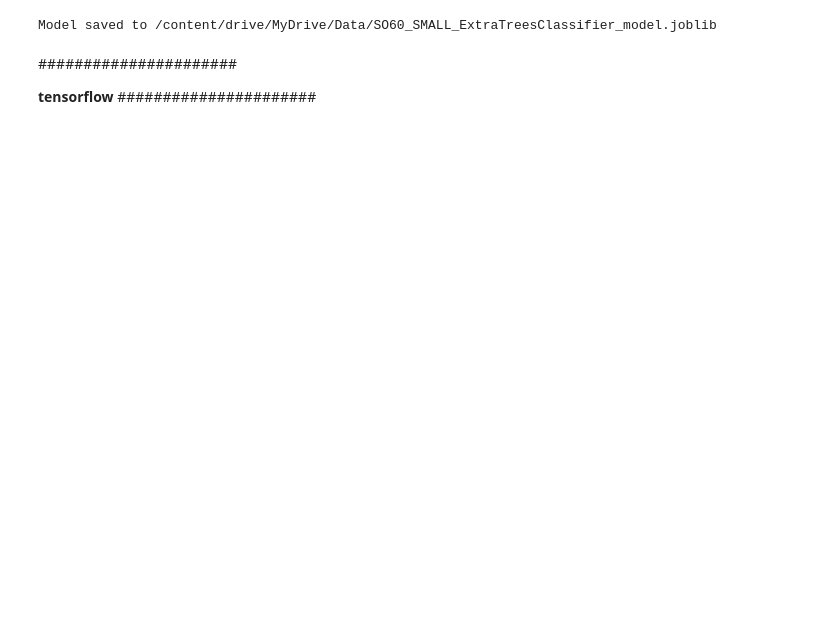
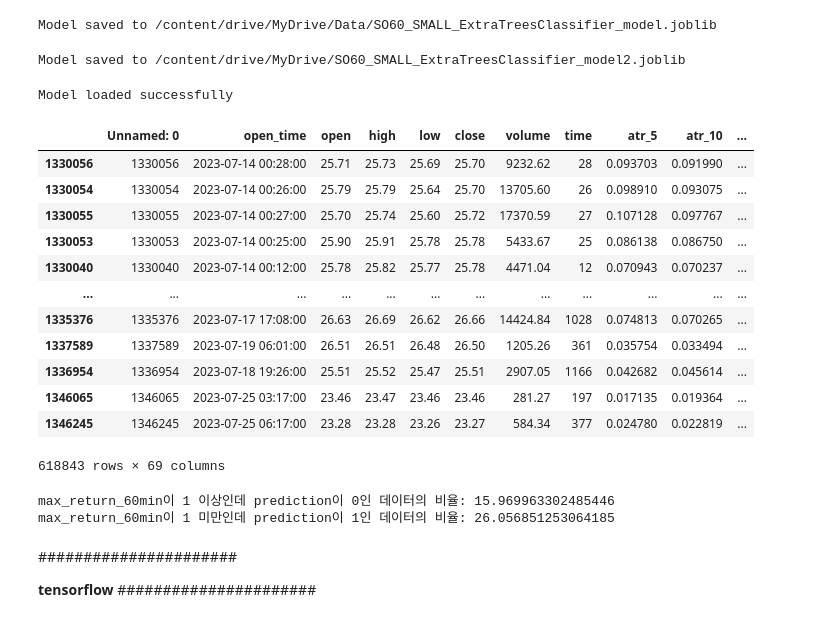
Before and after one commit to krkr5628/Crypto_Analysis_Colab, a Jupyter notebook: Data_Feature_multi_small.ipynb, the cells around one changed output. Drawn from its saved outputs; the diff is of its cells as text; code cells hidden in the pictures; blank space fills up the shorter version.

```diff
--- a/Data_Feature_multi_small.ipynb
+++ b/Data_Feature_multi_small.ipynb
@@ -957,3 +1492,12 @@ joblib.dump(et_model, model_path)
 print(f"Model saved to {model_path}")
 # %% [output]
 Model saved to /content/drive/MyDrive/Data/SO60_SMALL_ExtraTreesClassifier_model.joblib
+# %%
+#2번째 계정 전용
+# ExtraTreesClassifier 모델 저장
+model_path = '/content/drive/MyDrive/SO60_SMALL_ExtraTreesClassifier_model2.joblib'
+joblib.dump(et_model, model_path)
+
+print(f"Model saved to {model_path}")
+# %% [output]
+Model saved to /content/drive/MyDrive/SO60_SMALL_ExtraTreesClassifier_model2.joblib
@@ -960,8 +1512,18 @@ Model saved to /content/drive/MyDrive/Data/SO60_SMALL_ExtraTreesClassifier_model
 # %%
 # ExtraTreesClassifier 모델 로딩
-model_path_load = '/content/drive/MyDrive/Data/SO60_SMALL_ExtraTreesClassifier_model.joblib'
+model_path_load = '/content/drive/MyDrive/Data/SO60_SMALL_ExtraTreesClassifier_model2.joblib'
 
 et_model = joblib.load(model_path_load)
 
 print("Model loaded successfully")
+# %% [output]
+Model loaded successfully
+# %%
+#2번째 계정 전용
+# ExtraTreesClassifier 모델 로딩
+model_path_load = '/content/drive/MyDrive/SO60_SMALL_ExtraTreesClassifier_model2.joblib'
+
+et_model = joblib.load(model_path_load)
+
+print("Model loaded successfully")
 # %%
@@ -1006,14 +1560,43 @@ shap.summary_plot(shap_values, X_test.reshape(X_test.shape[0], -1), feature_name
 # %%
-#신규 데이터 예측
+# 예측 수행
+predictions = et_model.predict(data_test_predict_scaled)
 
-# 예측 수행
-predictions = et_model.predict(df_new_data)
-
-# 예측 결과를 원래 데이터프레임에 추가
-df_new_data['predictions'] = predictions
-
-# 결과 출력
-print(df_new_data)
+# 예측 결과를 데이터프레임에 추가
+data_test['prediction'] = predictions
+# %%
+data_test_non_nan = data_test.dropna(subset=['prediction'])
+
+# max_return_60min 기준으로 내림차순 정렬
+data_test_sorted = data_test_non_nan.sort_values(by='max_return_60min', ascending=False)
+
+# 결과 출력
+data_test_sorted
+# %% [output]
+|  | Unnamed: 0 | open_time | open | high | low | close | volume | time | atr_5 | atr_10 | ... |
+| 1330056 | 1330056 | 2023-07-14 00:28:00 | 25.71 | 25.73 | 25.69 | 25.70 | 9232.62 | 28 | 0.093703 | 0.091990 | ... |
+| 1330054 | 1330054 | 2023-07-14 00:26:00 | 25.79 | 25.79 | 25.64 | 25.70 | 13705.60 | 26 | 0.098910 | 0.093075 | ... |
+| 1330055 | 1330055 | 2023-07-14 00:27:00 | 25.70 | 25.74 | 25.60 | 25.72 | 17370.59 | 27 | 0.107128 | 0.097767 | ... |
+| 1330053 | 1330053 | 2023-07-14 00:25:00 | 25.90 | 25.91 | 25.78 | 25.78 | 5433.67 | 25 | 0.086138 | 0.086750 | ... |
+| 1330040 | 1330040 | 2023-07-14 00:12:00 | 25.78 | 25.82 | 25.77 | 25.78 | 4471.04 | 12 | 0.070943 | 0.070237 | ... |
+| ... | ... | ... | ... | ... | ... | ... | ... | ... | ... | ... | ... |
+| 1335376 | 1335376 | 2023-07-17 17:08:00 | 26.63 | 26.69 | 26.62 | 26.66 | 14424.84 | 1028 | 0.074813 | 0.070265 | ... |
+| 1337589 | 1337589 | 2023-07-19 06:01:00 | 26.51 | 26.51 | 26.48 | 26.50 | 1205.26 | 361 | 0.035754 | 0.033494 | ... |
+| 1336954 | 1336954 | 2023-07-18 19:26:00 | 25.51 | 25.52 | 25.47 | 25.51 | 2907.05 | 1166 | 0.042682 | 0.045614 | ... |
+| 1346065 | 1346065 | 2023-07-25 03:17:00 | 23.46 | 23.47 | 23.46 | 23.46 | 281.27 | 197 | 0.017135 | 0.019364 | ... |
+| 1346245 | 1346245 | 2023-07-25 06:17:00 | 23.28 | 23.28 | 23.26 | 23.27 | 584.34 | 377 | 0.024780 | 0.022819 | ... |
+618843 rows × 69 columns
+# %%
+# 'max_return_60min' 값이 1 이상이고 'prediction' 값이 0인 데이터의 개수
+count_max_return_ge_1_prediction_0 = len(data_test[(data_test['max_return_60min'] >= 1) & (data_test['prediction'] == 1)])
+
+# 'max_return_60min' 값이 1 미만이고 'prediction' 값이 1인 데이터의 개수
+count_max_return_lt_1_prediction_1 = len(data_test[(data_test['max_return_60min'] < 1) & (data_test['prediction'] == 0)])
+
+print(f"max_return_60min이 1 이상인데 prediction이 0인 데이터의 비율: {count_max_return_ge_1_prediction_0/len(data_test)*100}")
+print(f"max_return_60min이 1 미만인데 prediction이 1인 데이터의 비율: {count_max_return_lt_1_prediction_1/len(data_test)*100}")
+# %% [output]
+max_return_60min이 1 이상인데 prediction이 0인 데이터의 비율: 15.969963302485446
+max_return_60min이 1 미만인데 prediction이 1인 데이터의 비율: 26.056851253064185
 # %% [markdown]
 ######################
 
```
Also changed, not shown: parts of 59 cells of this notebook.
